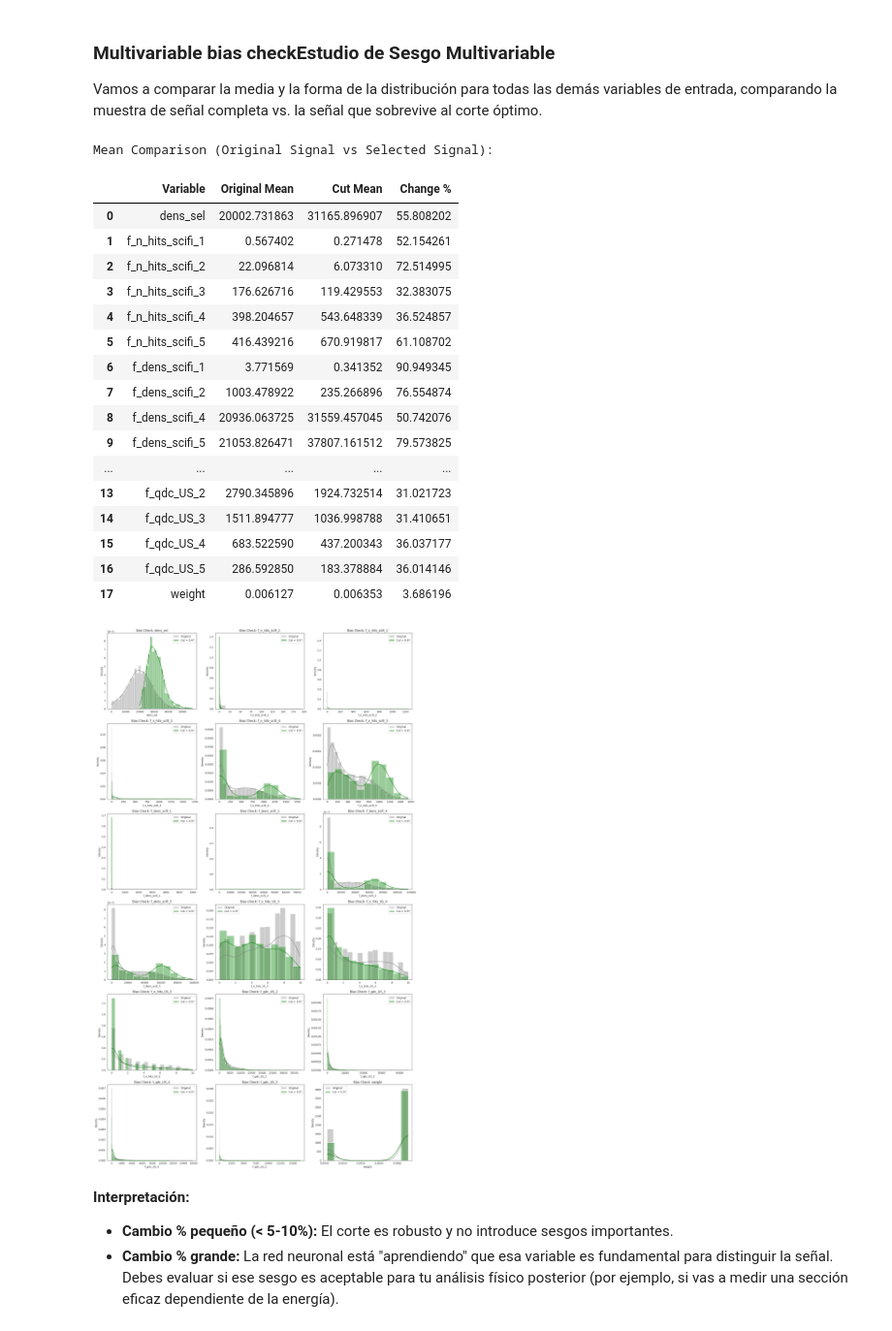
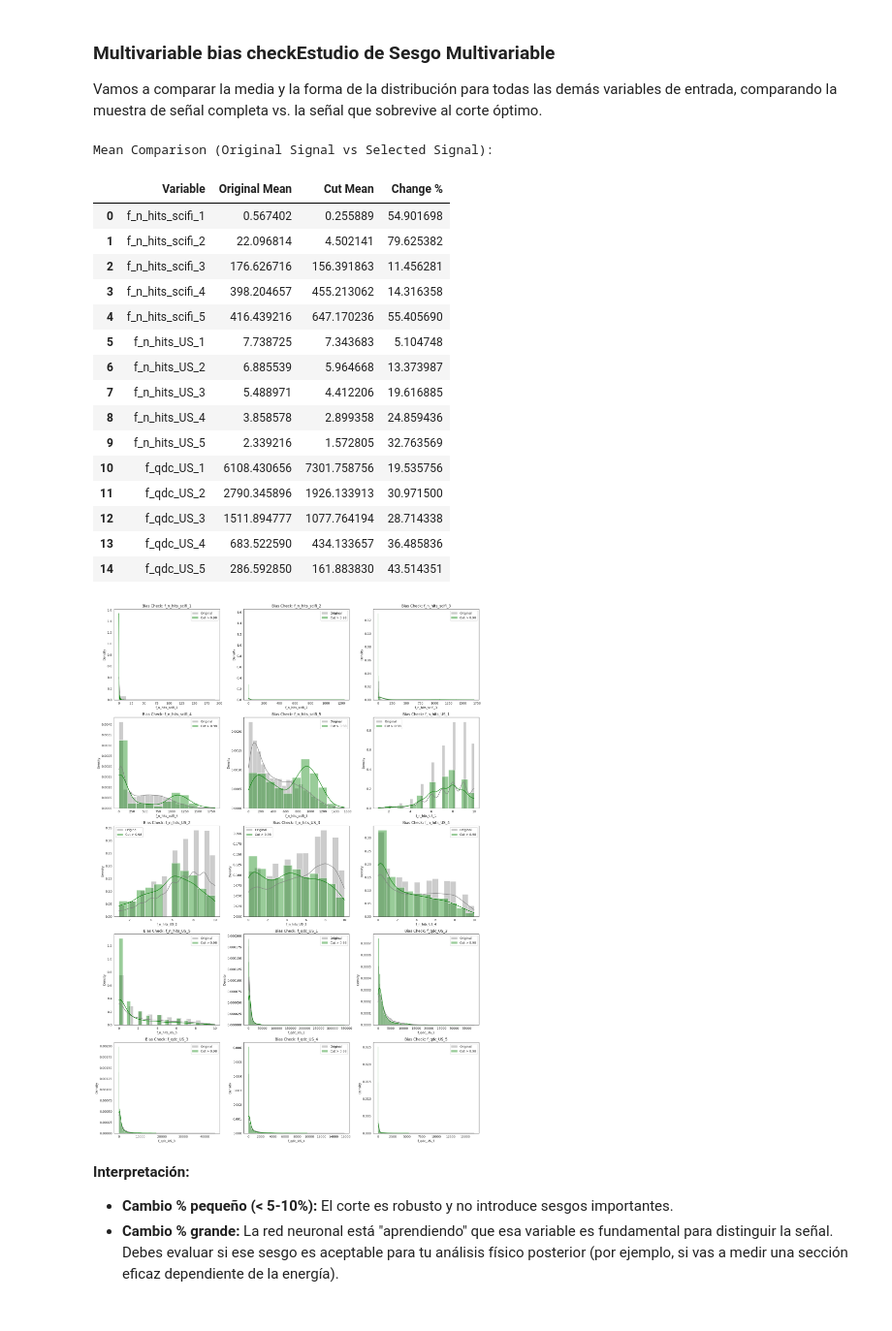
Before and after one commit to jajajandro/LIP_updated-codes, a Jupyter notebook: Template_ML.ipynb, the cells around one changed output. Shown at 97% size. Saved outputs shown, nothing was run; the diff lists cells and outputs as text; code cells hidden in the pictures.

```diff
--- a/Template_ML.ipynb
+++ b/Template_ML.ipynb
@@ -96,6 +96,6 @@ plotCorrelation(background_df)
 ### Fixing and merging our datasets
 Since these two template samples are not written in the same format we will do a bit of fixing to merge them correctly before proceeding with the ML
 # %%
-FullSignal.drop(columns = ["Etrue", "weight", "cc", "oneMu", "pdg"], inplace = True)
+FullSignal.drop(columns = [ "weight", "cc", "oneMu", "pdg"], inplace = True)
 FullSignal
 # %% [output]
@@ -140,7 +140,7 @@ In order to normalize our data we need to define which variables we want to use
 # %%
 # Lista de variables a excluir del entrenamiento
 # Puedes añadir aquí cualquier variable que consideres que no aporta información
-exclude_vars = ['target', 'signal_probability', 'f_n_hits_US_1', 'dens_sel2', 'f_n_hits_US_2', 'f_qdc_US_1', 'f_dens_scifi_3']
+exclude_vars = ['target', 'signal_probability']
 
 # Creamos trainFeatures excluyendo las variables de la lista
 trainFeatures = [var for var in FullSignal.columns if var not in exclude_vars]
@@ -929,11 +930,11 @@ signal_selected = signal_with_score[signal_with_score['nn_score'] >= best_cut]
 #exclude_vars1 = ['target', 'signal_probability', 'weight', 'f_n_hits_US_1']
 
 # Creamos variables a comentar excluyendo las variables de la lista
-vars_to_check1 = [ var for var in FullSignal.columns if var not in exclude_vars ]
+#vars_to_check1 = [ var for var in FullSignal.columns if var not in exclude_vars ]
 
 
 # Checking Etrue and a subset of hit/qdc features
-#vars_to_check1 =  [v for v in trainFeatures if 'hits' in v or 'qdc' in v]
+vars_to_check1 =  [v for v in trainFeatures if 'hits' in v or 'qdc' in v]
 
 
 # 3. Create Statistical Comparison Table
@@ -953,50 +954,49 @@ for var in vars_to_check1:
 df_stats = pd.DataFrame(stats_comp)
 print("Mean Comparison (Original Signal vs Selected Signal):")
 display(df_stats)
 
 # 4. Automated Visualization (Grid)
 n_vars = len(vars_to_check1)
 cols = 3
 rows = (n_vars + cols - 1) // cols
 
 fig, axes = plt.subplots(rows, cols, figsize=(18, 5 * rows))
 axes = axes.flatten()
 
 for i, var in enumerate(vars_to_check1):
     # Normalized histograms (density) to compare shapes regardless of sample size
     sns.histplot(signal_with_score[var], color='gray', label='Original', kde=True, stat='density', ax=axes[i], alpha=0.4)
     sns.histplot(signal_selected[var], color='green', label=f'Cut > {best_cut}', kde=True, stat='density', ax=axes[i], alpha=0.4)
     axes[i].set_title(f'Bias Check: {var}')
     axes[i].set_xlabel(var)
     axes[i].set_ylabel('Density')
     axes[i].legend()
 
 # Remove empty subplots if the number of variables isn't a multiple of columns
 for j in range(i + 1, len(axes)):
     fig.delaxes(axes[j])
 
 plt.tight_layout()
 plt.show()
 # %% [output]
 Mean Comparison (Original Signal vs Selected Signal):
 |  | Variable | Original Mean | Cut Mean | Change % |
-| 0 | dens_sel | 20002.731863 | 31165.896907 | 55.808202 |
-| 1 | f_n_hits_scifi_1 | 0.567402 | 0.271478 | 52.154261 |
-| 2 | f_n_hits_scifi_2 | 22.096814 | 6.073310 | 72.514995 |
-| 3 | f_n_hits_scifi_3 | 176.626716 | 119.429553 | 32.383075 |
-| 4 | f_n_hits_scifi_4 | 398.204657 | 543.648339 | 36.524857 |
-| 5 | f_n_hits_scifi_5 | 416.439216 | 670.919817 | 61.108702 |
-| 6 | f_dens_scifi_1 | 3.771569 | 0.341352 | 90.949345 |
-| 7 | f_dens_scifi_2 | 1003.478922 | 235.266896 | 76.554874 |
-| 8 | f_dens_scifi_4 | 20936.063725 | 31559.457045 | 50.742076 |
-| 9 | f_dens_scifi_5 | 21053.826471 | 37807.161512 | 79.573825 |
-| ... | ... | ... | ... | ... |
-| 13 | f_qdc_US_2 | 2790.345896 | 1924.732514 | 31.021723 |
-| 14 | f_qdc_US_3 | 1511.894777 | 1036.998788 | 31.410651 |
-| 15 | f_qdc_US_4 | 683.522590 | 437.200343 | 36.037177 |
-| 16 | f_qdc_US_5 | 286.592850 | 183.378884 | 36.014146 |
-| 17 | weight | 0.006127 | 0.006353 | 3.686196 |
+| 0 | f_n_hits_scifi_1 | 0.567402 | 0.255889 | 54.901698 |
+| 1 | f_n_hits_scifi_2 | 22.096814 | 4.502141 | 79.625382 |
+| 2 | f_n_hits_scifi_3 | 176.626716 | 156.391863 | 11.456281 |
+| 3 | f_n_hits_scifi_4 | 398.204657 | 455.213062 | 14.316358 |
+| 4 | f_n_hits_scifi_5 | 416.439216 | 647.170236 | 55.405690 |
+| 5 | f_n_hits_US_1 | 7.738725 | 7.343683 | 5.104748 |
+| 6 | f_n_hits_US_2 | 6.885539 | 5.964668 | 13.373987 |
+| 7 | f_n_hits_US_3 | 5.488971 | 4.412206 | 19.616885 |
+| 8 | f_n_hits_US_4 | 3.858578 | 2.899358 | 24.859436 |
+| 9 | f_n_hits_US_5 | 2.339216 | 1.572805 | 32.763569 |
+| 10 | f_qdc_US_1 | 6108.430656 | 7301.758756 | 19.535756 |
+| 11 | f_qdc_US_2 | 2790.345896 | 1926.133913 | 30.971500 |
+| 12 | f_qdc_US_3 | 1511.894777 | 1077.764194 | 28.714338 |
+| 13 | f_qdc_US_4 | 683.522590 | 434.133657 | 36.485836 |
+| 14 | f_qdc_US_5 | 286.592850 | 161.883830 | 43.514351 |
-[figure, old version]
+[figure, new version]
 # %% [markdown]
 **Interpretación:**
 
```
Also changed, not shown: parts of 19 cells of this notebook.
